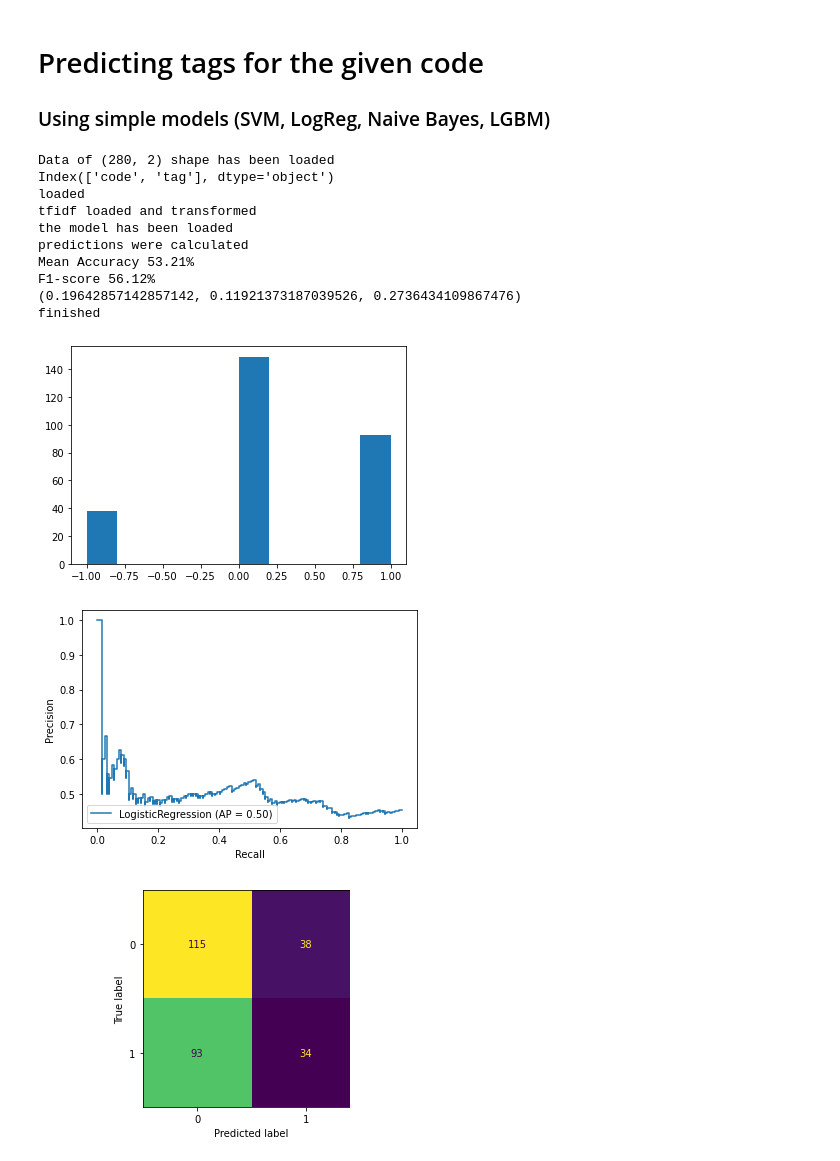
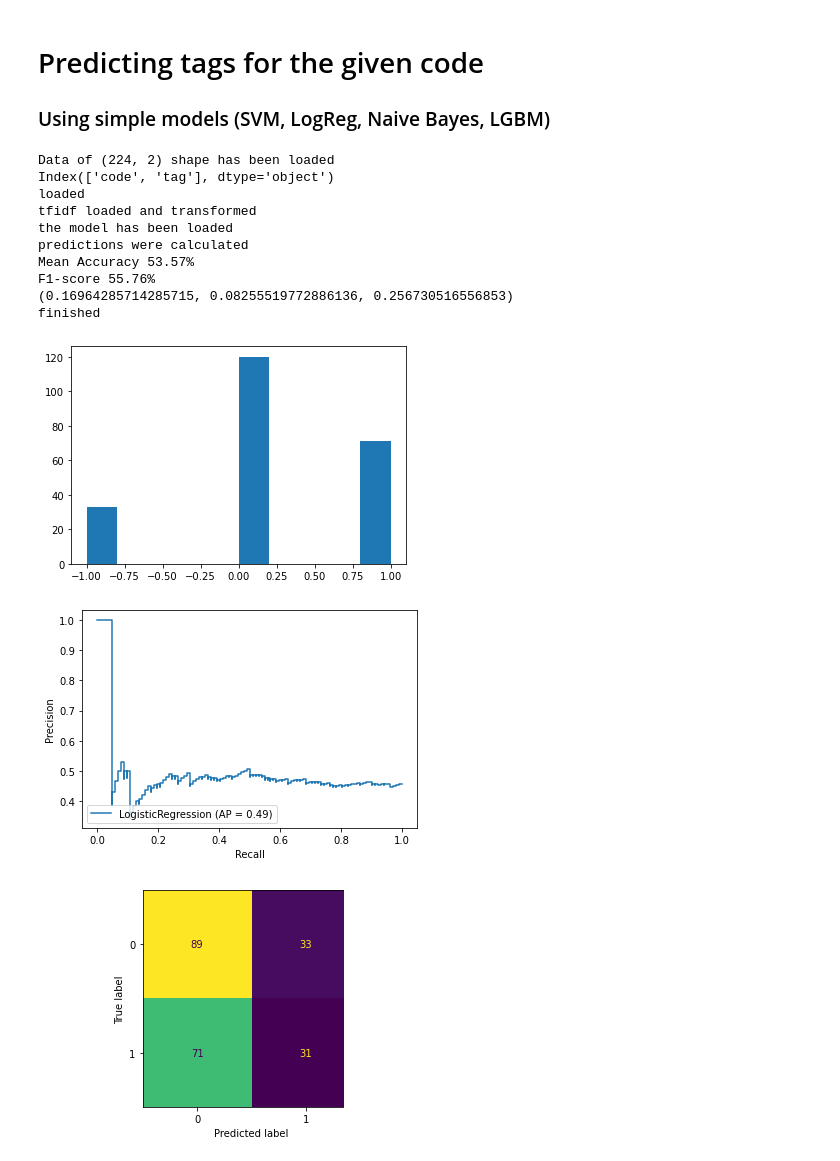
Before and after one commit to whatevernevermindbro/source_code_classification, a Jupyter notebook: predict_tag.ipynb, the cells around one changed output. Drawn from its saved outputs; the diff is of its cells as text; code cells hidden in the pictures.

Commit message:
LogReg Validation, graph_v2, chunk_size == 25

```diff
--- a/predict_tag.ipynb
+++ b/predict_tag.ipynb
@@ -100,7 +100,7 @@ def get_predictions(X, y, TAG_TO_PREDICT, MODEL_DIR):
     print(result)
 # %%
 if __name__ == '__main__':
-    DATASET_PATH = './data/chunks_20_validate.csv'
+    DATASET_PATH = './data/chunks_25_validate.csv'
     MODEL_DIR = './models/logreg_regex_graph_v2.sav'
     TFIDF_DIR = './models/tfidf_logreg_graph_v2.pickle'
     CODE_COLUMN = 'code' #'code_block'
@@ -108,40 +108,40 @@ if __name__ == '__main__':
     df, code_blocks = load_code_blocks(DATASET_PATH, CODE_COLUMN)
     nrows = df.shape[0]
     print("loaded")
     tfidf_params = {'min_df': 5
             , 'max_df': 0.3
             , 'smooth_idf': True}
     SVM_params = {'C': 100
             , 'kernel': "linear"
             , 'verbose': 1
             , 'random_state': 241}
     meta = {'data': DATASET_PATH
                 ,'nrows': nrows
                 ,'label': TAG_TO_PREDICT
                 ,'model': MODEL_DIR}
     code_blocks_tfidf = tfidf_transform(code_blocks, tfidf_params, TFIDF_DIR)
     with dagshub.dagshub_logger() as logger:
         # metrics = SVM_evaluate(df, code_blocks, tfidf_params, TFIDF_DIR, SVM_params)
         metrics = get_predictions(code_blocks_tfidf, df[TAG_TO_PREDICT].astype(int), TAG_TO_PREDICT, MODEL_DIR)
         logger.log_hyperparams(meta)
         logger.log_hyperparams(tfidf_params)
         logger.log_hyperparams(SVM_params)
         logger.log_metrics(metrics)
     print("finished")
 # %% [output]
-Data of (280, 2) shape has been loaded
+Data of (224, 2) shape has been loaded
 Index(['code', 'tag'], dtype='object')
 loaded
 tfidf loaded and transformed
 the model has been loaded
 predictions were calculated
-Mean Accuracy 53.21%
-F1-score 56.12%
-(0.19642857142857142, 0.11921373187039526, 0.2736434109867476)
+Mean Accuracy 53.57%
+F1-score 55.76%
+(0.16964285714285715, 0.08255519772886136, 0.256730516556853)
 finished
-[figure, old version]
+[figure, new version]
-[figure, old version]
+[figure, new version]
-[figure, old version]
+[figure, new version]
 # %%
 # SVM Validation on every chunk_size [-5]
 # LogReg Validation on every chunk_size
```
Also changed, not shown: 2 other files.
